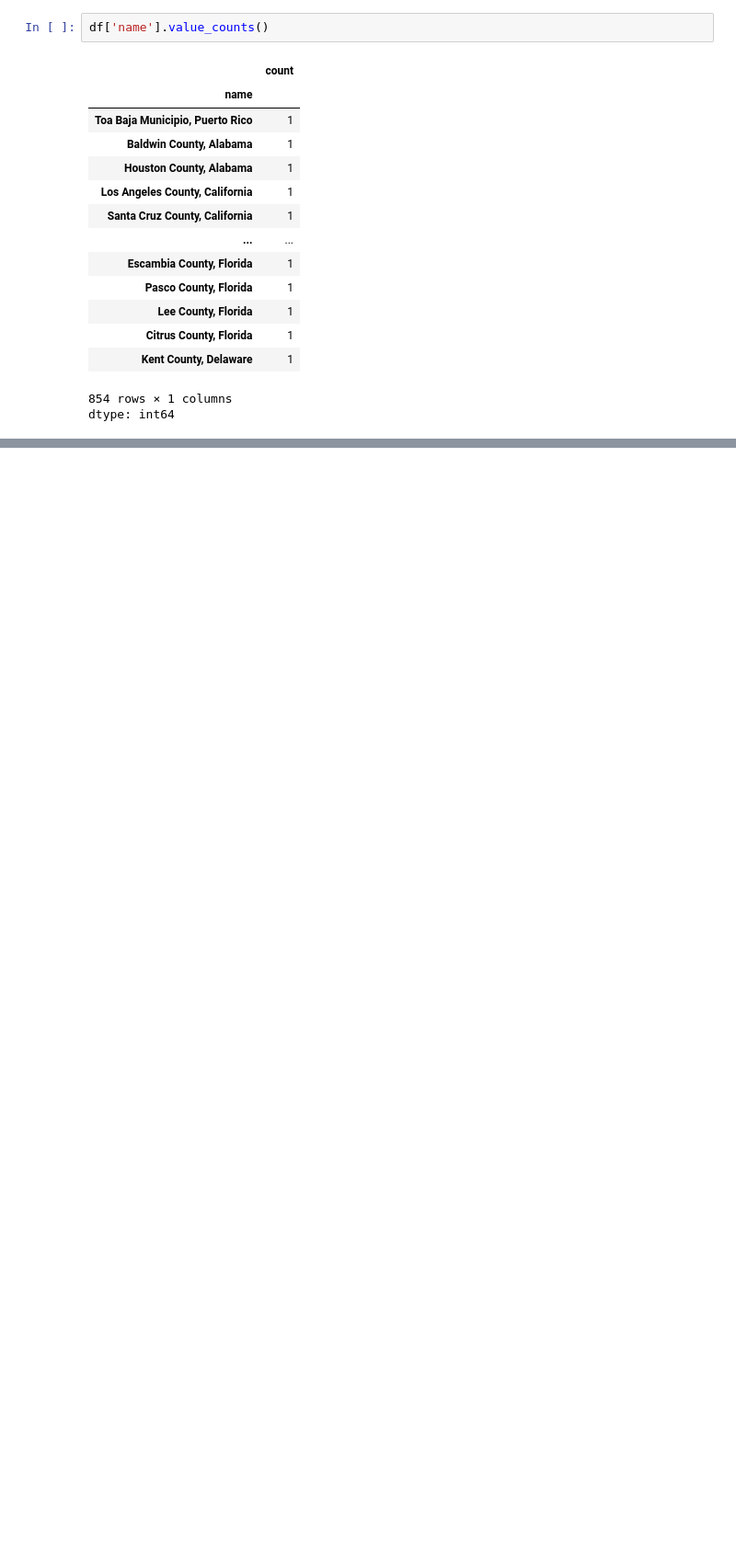
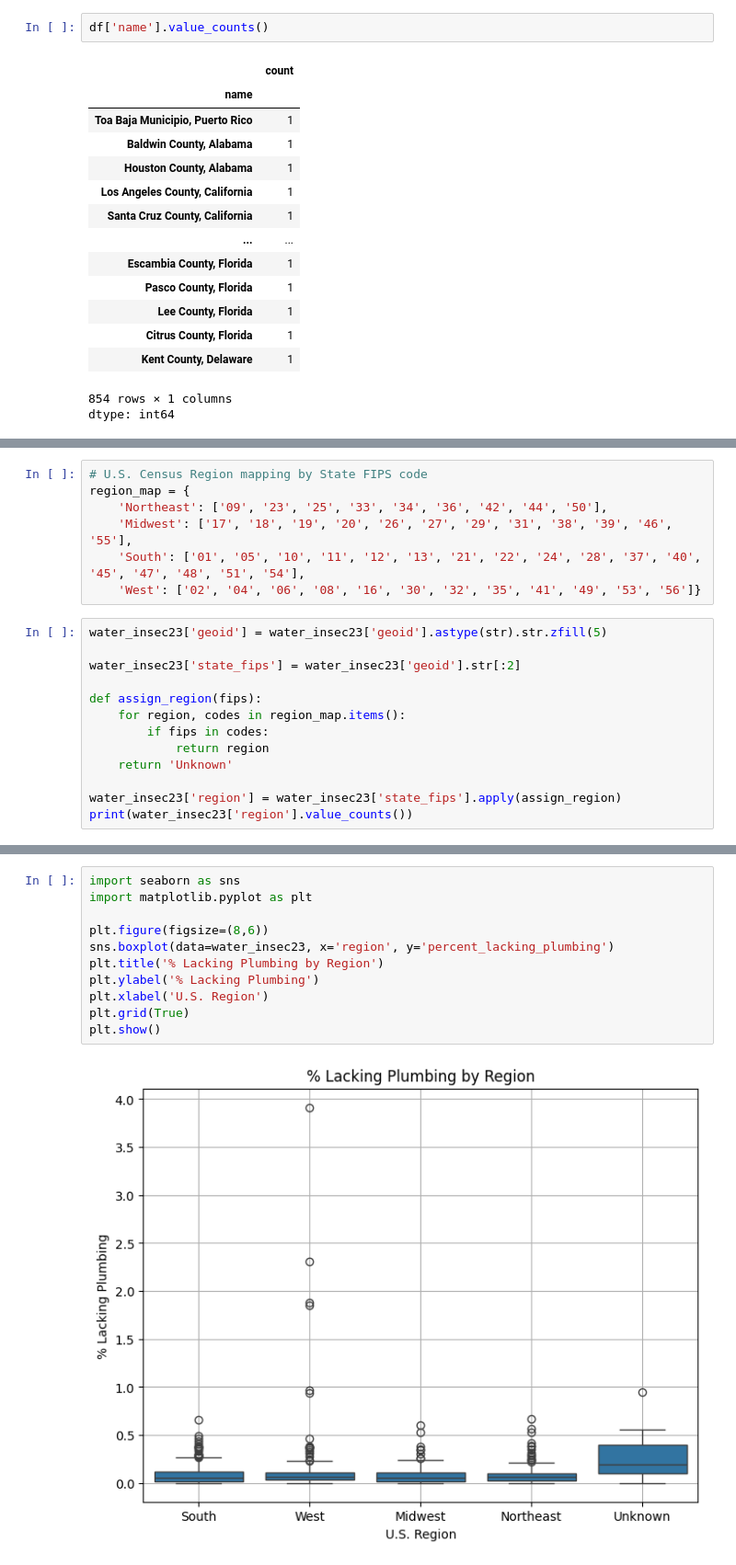
Before and after one commit to MoeinTA/Water-Insecurity, a Jupyter notebook: Water_Insecurity.ipynb, the cells around one changed output, grey strips where cells are left out. Shown at 92% size. Cells and saved outputs as stored; diff of their text form; blank space fills up the shorter version.

```diff
--- a/Water_Insecurity.ipynb
+++ b/Water_Insecurity.ipynb
@@ -194,0 +197,20 @@ dtype: int64
+# %%
+# U.S. Census Region mapping by State FIPS code
+region_map = {
+    'Northeast': ['09', '23', '25', '33', '34', '36', '42', '44', '50'],
+    'Midwest': ['17', '18', '19', '20', '26', '27', '29', '31', '38', '39', '46', '55'],
+    'South': ['01', '05', '10', '11', '12', '13', '21', '22', '24', '28', '37', '40', '45', '47', '48', '51', '54'],
+    'West': ['02', '04', '06', '08', '16', '30', '32', '35', '41', '49', '53', '56']}
+# %%
+water_insec23['geoid'] = water_insec23['geoid'].astype(str).str.zfill(5)
+
+water_insec23['state_fips'] = water_insec23['geoid'].str[:2]
+
+def assign_region(fips):
+    for region, codes in region_map.items():
+        if fips in codes:
+            return region
+    return 'Unknown'
+
+water_insec23['region'] = water_insec23['state_fips'].apply(assign_region)
+print(water_insec23['region'].value_counts())
@@ -194,0 +239,13 @@ dtype: int64
+# %%
+import seaborn as sns
+import matplotlib.pyplot as plt
+
+plt.figure(figsize=(8,6))
+sns.boxplot(data=water_insec23, x='region', y='percent_lacking_plumbing')
+plt.title('% Lacking Plumbing by Region')
+plt.ylabel('% Lacking Plumbing')
+plt.xlabel('U.S. Region')
+plt.grid(True)
+plt.show()
+# %% [output]
+[figure, added]
```
Also changed, not shown: parts of 12 cells of this notebook.
